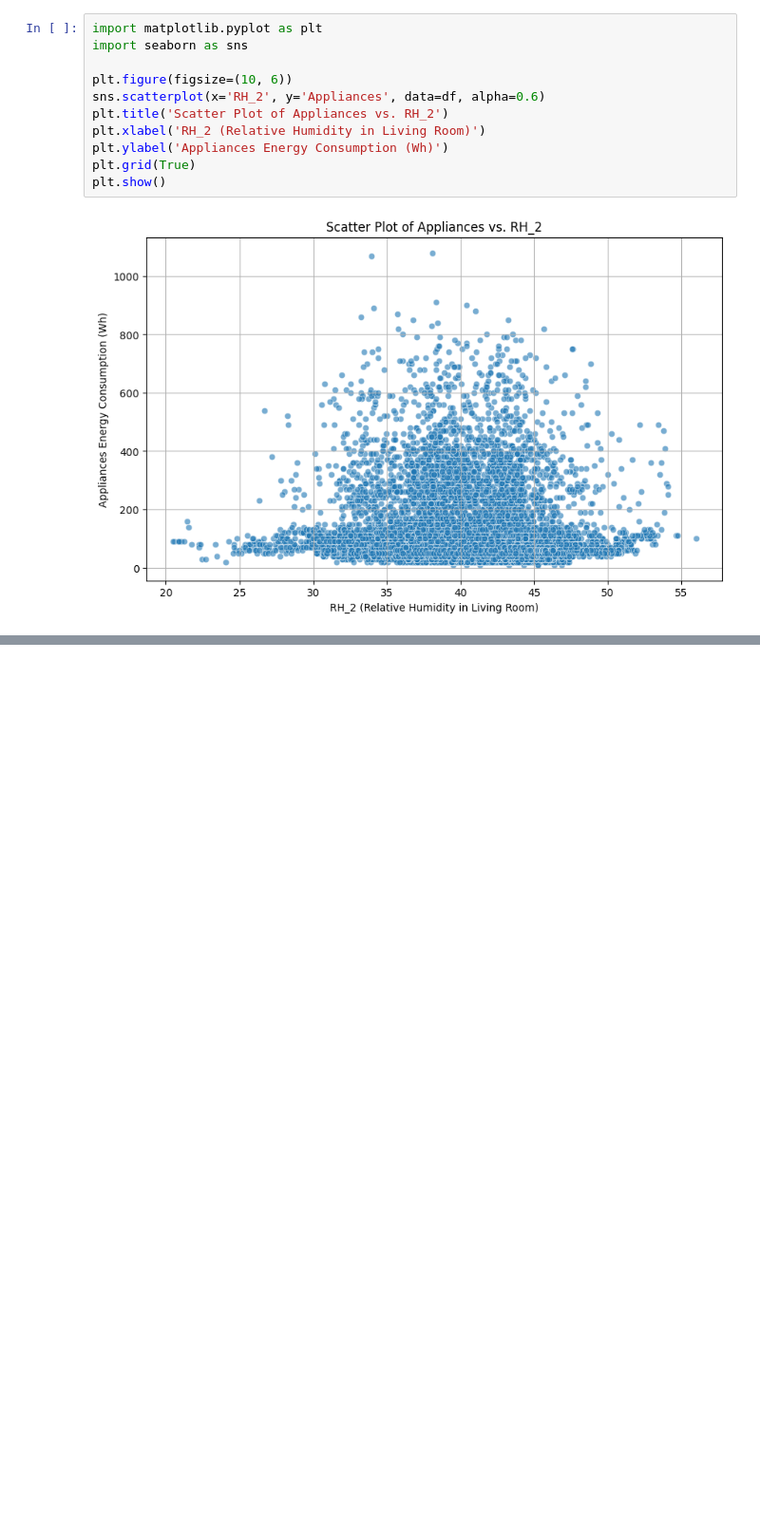
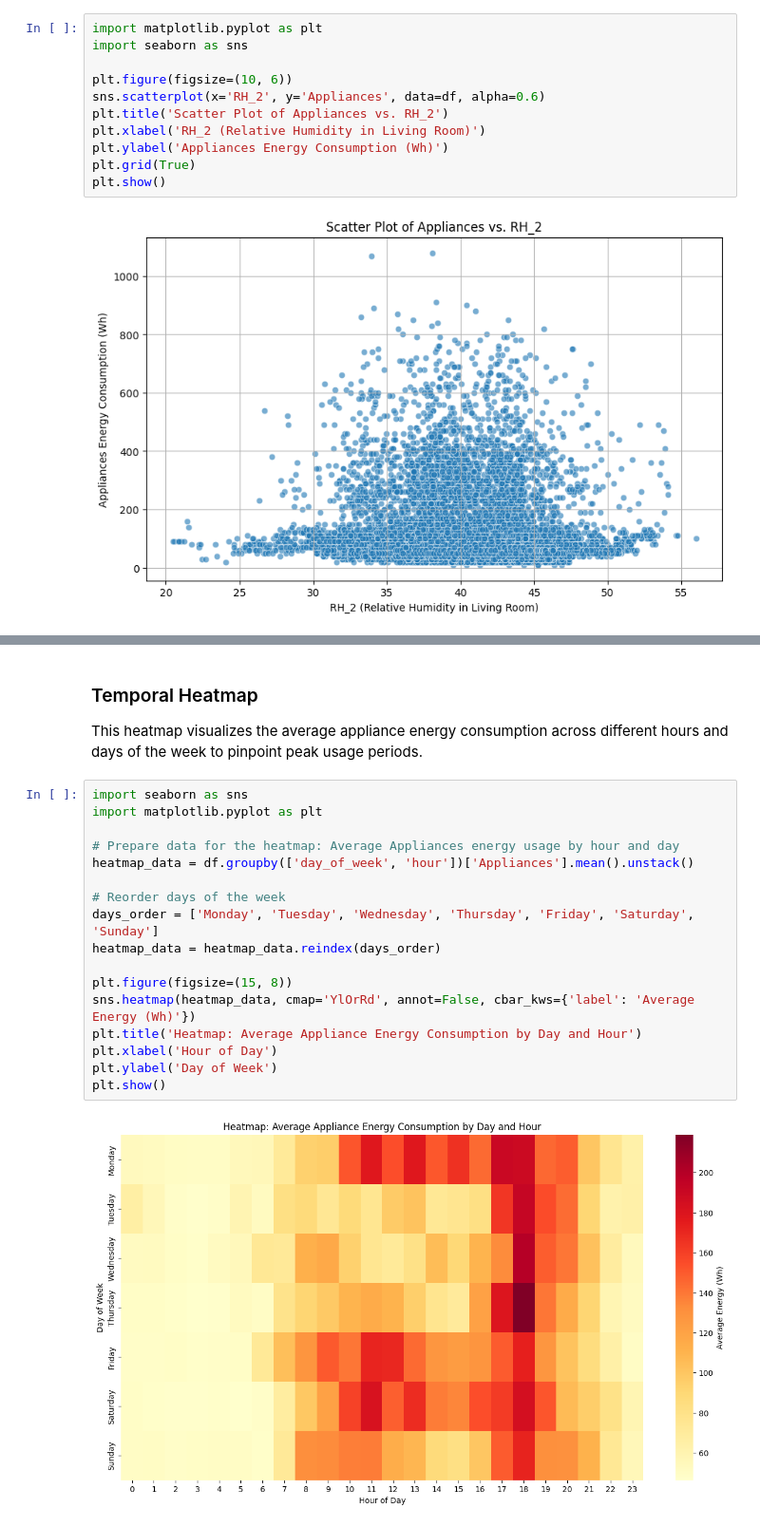
Before and after one commit to Pamindu-Rashmitha/Appliance-Energy-Prediction, a Jupyter notebook: notebooks/EDA.ipynb, the cells around one changed output, grey strips where cells are left out. Shown at 95% size. Drawn from its saved outputs; the diff is of its cells as text; blank space fills up the shorter version.

```diff
--- a/notebooks/EDA.ipynb
+++ b/notebooks/EDA.ipynb
@@ -164,0 +252,22 @@ plt.show()
+# %% [markdown]
+### Temporal Heatmap
+This heatmap visualizes the average appliance energy consumption across different hours and days of the week to pinpoint peak usage periods.
+# %%
+import seaborn as sns
+import matplotlib.pyplot as plt
+
+# Prepare data for the heatmap: Average Appliances energy usage by hour and day
+heatmap_data = df.groupby(['day_of_week', 'hour'])['Appliances'].mean().unstack()
+
+# Reorder days of the week
+days_order = ['Monday', 'Tuesday', 'Wednesday', 'Thursday', 'Friday', 'Saturday', 'Sunday']
+heatmap_data = heatmap_data.reindex(days_order)
+
+plt.figure(figsize=(15, 8))
+sns.heatmap(heatmap_data, cmap='YlOrRd', annot=False, cbar_kws={'label': 'Average Energy (Wh)'})
+plt.title('Heatmap: Average Appliance Energy Consumption by Day and Hour')
+plt.xlabel('Hour of Day')
+plt.ylabel('Day of Week')
+plt.show()
+# %% [output]
+[figure, added]
```
Also changed, not shown: parts of 20 cells of this notebook.
